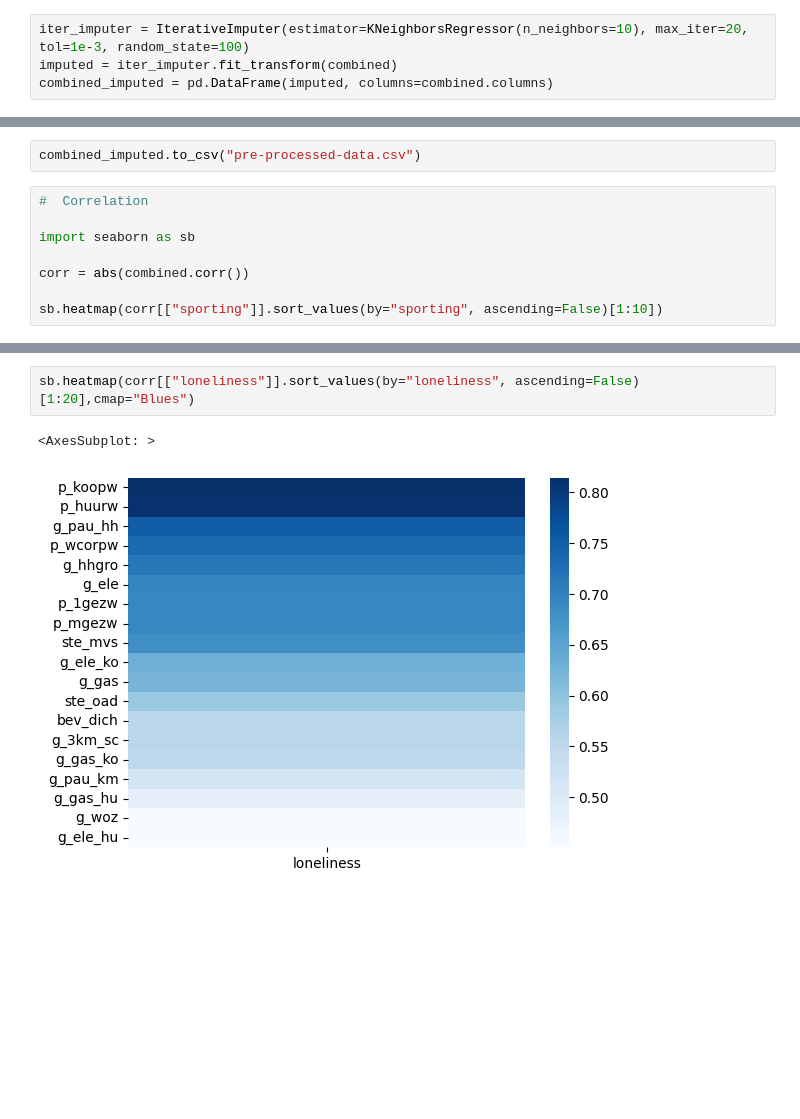
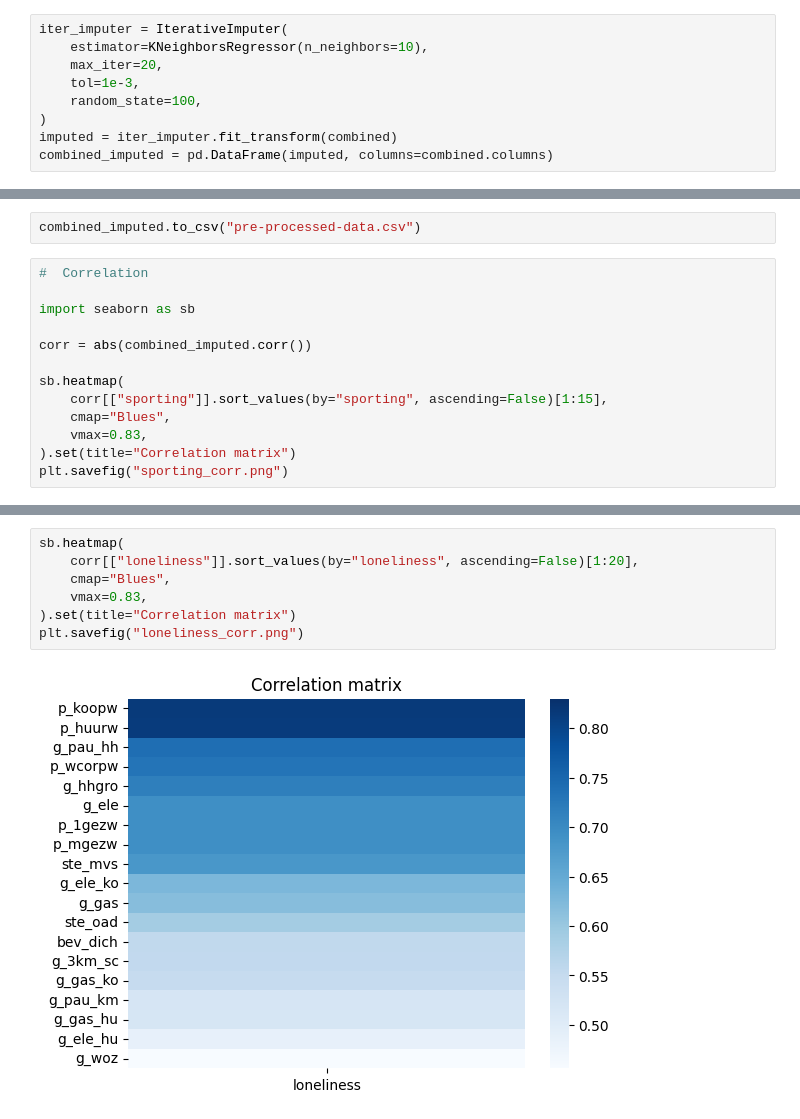
Before and after one commit to ashleyrennnnnn/Assignments-Machine-Learning, a Jupyter notebook: final-project/pre-processing.ipynb, the cells around one changed output, grey strips where cells are left out. Cells and saved outputs as stored; diff of their text form; blank space fills up the shorter version.

```diff
--- a/final-project/pre-processing.ipynb
+++ b/final-project/pre-processing.ipynb
@@ -337,7 +343,12 @@ pd.read_csv("grid_search_results_knn.csv")
 | 5 | 5 | 19.037318 | 0.737291 | 0.166356 | 0.093229 | KNeighborsRegressor(n_neighbors=30) | ... |
 | 6 | 6 | 18.327733 | 0.863775 | 0.171075 | 0.089945 | KNeighborsRegressor(n_neighbors=35) | ... |
 # %%
-iter_imputer = IterativeImputer(estimator=KNeighborsRegressor(n_neighbors=10), max_iter=20, tol=1e-3, random_state=100)
+iter_imputer = IterativeImputer(
+    estimator=KNeighborsRegressor(n_neighbors=10),
+    max_iter=20,
+    tol=1e-3,
+    random_state=100,
+)
 imputed = iter_imputer.fit_transform(combined)
 combined_imputed = pd.DataFrame(imputed, columns=combined.columns)
 # %%
@@ -352,7 +363,12 @@ combined_imputed.to_csv("pre-processed-data.csv")
 
 import seaborn as sb
 
-corr = abs(combined.corr())
+corr = abs(combined_imputed.corr())
 
-sb.heatmap(corr[["sporting"]].sort_values(by="sporting", ascending=False)[1:10])
+sb.heatmap(
+    corr[["sporting"]].sort_values(by="sporting", ascending=False)[1:15],
+    cmap="Blues",
+    vmax=0.83,
+).set(title="Correlation matrix")
+plt.savefig("sporting_corr.png")
 # %% [output]
@@ -361,5 +376,9 @@ sb.heatmap(corr[["sporting"]].sort_values(by="sporting", ascending=False)[1:10])
 # %%
-sb.heatmap(corr[["loneliness"]].sort_values(by="loneliness", ascending=False)[1:20],cmap="Blues")
+sb.heatmap(
+    corr[["loneliness"]].sort_values(by="loneliness", ascending=False)[1:20],
+    cmap="Blues",
+    vmax=0.83,
+).set(title="Correlation matrix")
+plt.savefig("loneliness_corr.png")
 # %% [output]
-<AxesSubplot: >
-[figure, old version]
+[figure, new version]
```
Also changed, not shown: parts of 9 cells of this notebook, 2 other files.
